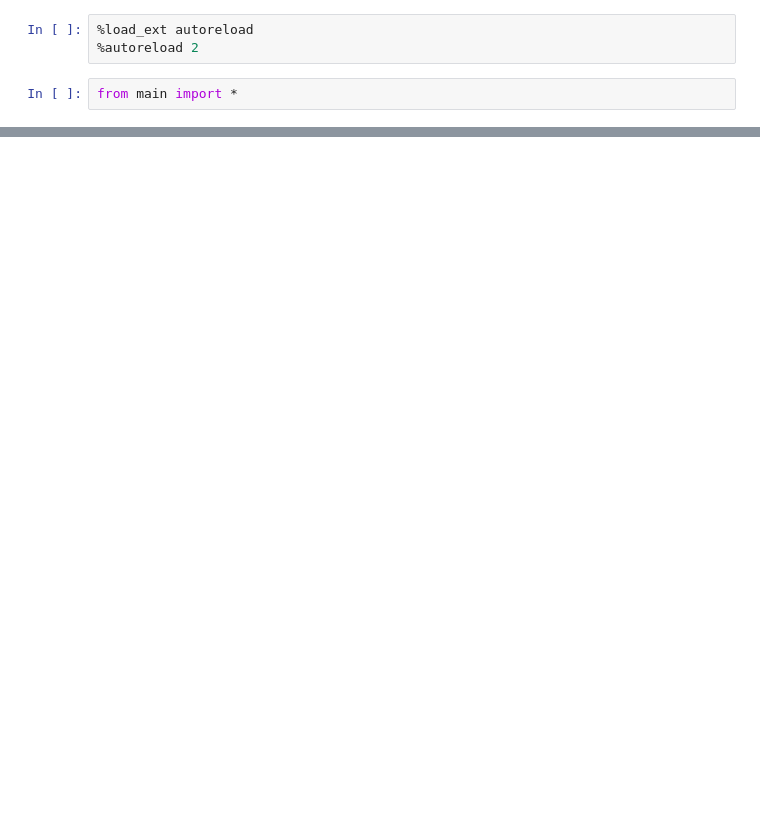
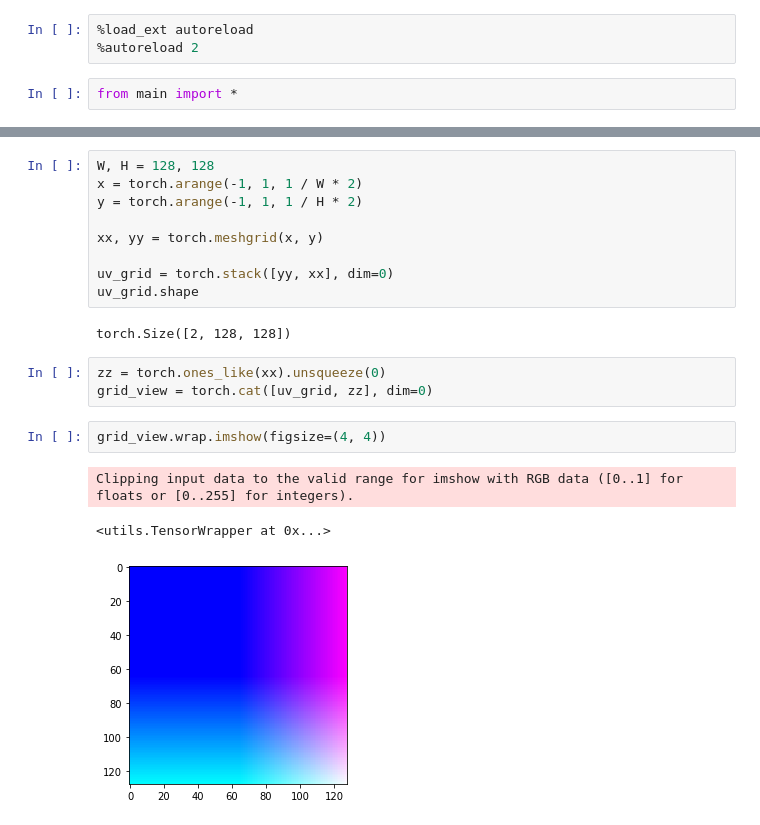
Before and after one commit to ichko/ml-playground, a Jupyter notebook: dl/debug.ipynb, the cells around one changed output, grey strips where cells are left out. Saved outputs shown, nothing was run; the diff lists cells and outputs as text; blank space fills up the shorter version.

```diff
--- a/dl/debug.ipynb
+++ b/dl/debug.ipynb
@@ -11,0 +18,20 @@ main()
+# %%
+W, H = 128, 128
+x = torch.arange(-1, 1, 1 / W * 2)
+y = torch.arange(-1, 1, 1 / H * 2)
+
+xx, yy = torch.meshgrid(x, y)
+
+uv_grid = torch.stack([yy, xx], dim=0)
+uv_grid.shape
+# %% [output]
+torch.Size([2, 128, 128])
+# %%
+zz = torch.ones_like(xx).unsqueeze(0)
+grid_view = torch.cat([uv_grid, zz], dim=0)
+# %%
+grid_view.wrap.imshow(figsize=(4, 4))
+# %% [output]
+Clipping input data to the valid range for imshow with RGB data ([0..1] for floats or [0..255] for integers).
+<utils.TensorWrapper at 0x...>
+[figure, added]
```
Also changed, not shown: parts of 14 cells of this notebook, 1 other file.
